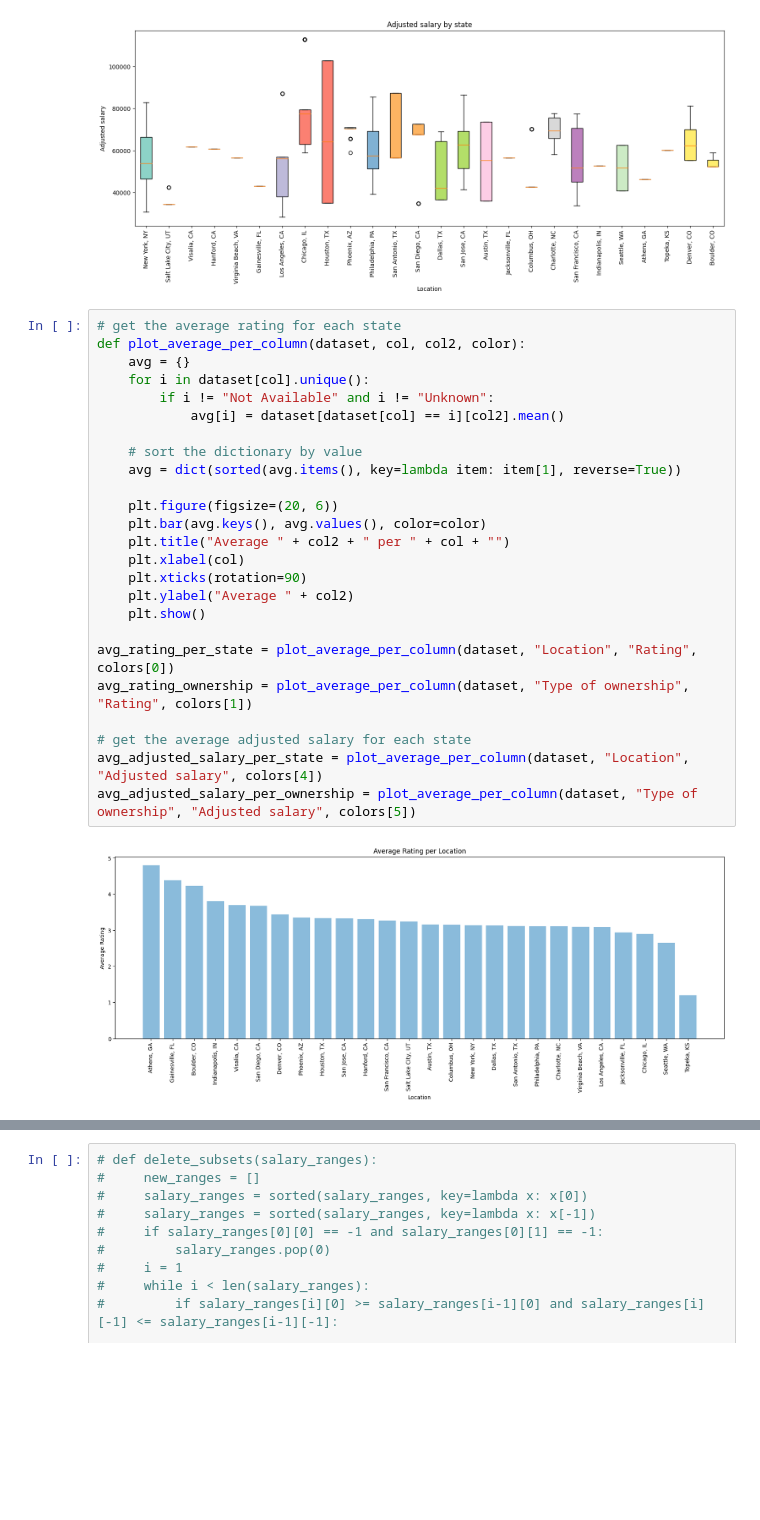
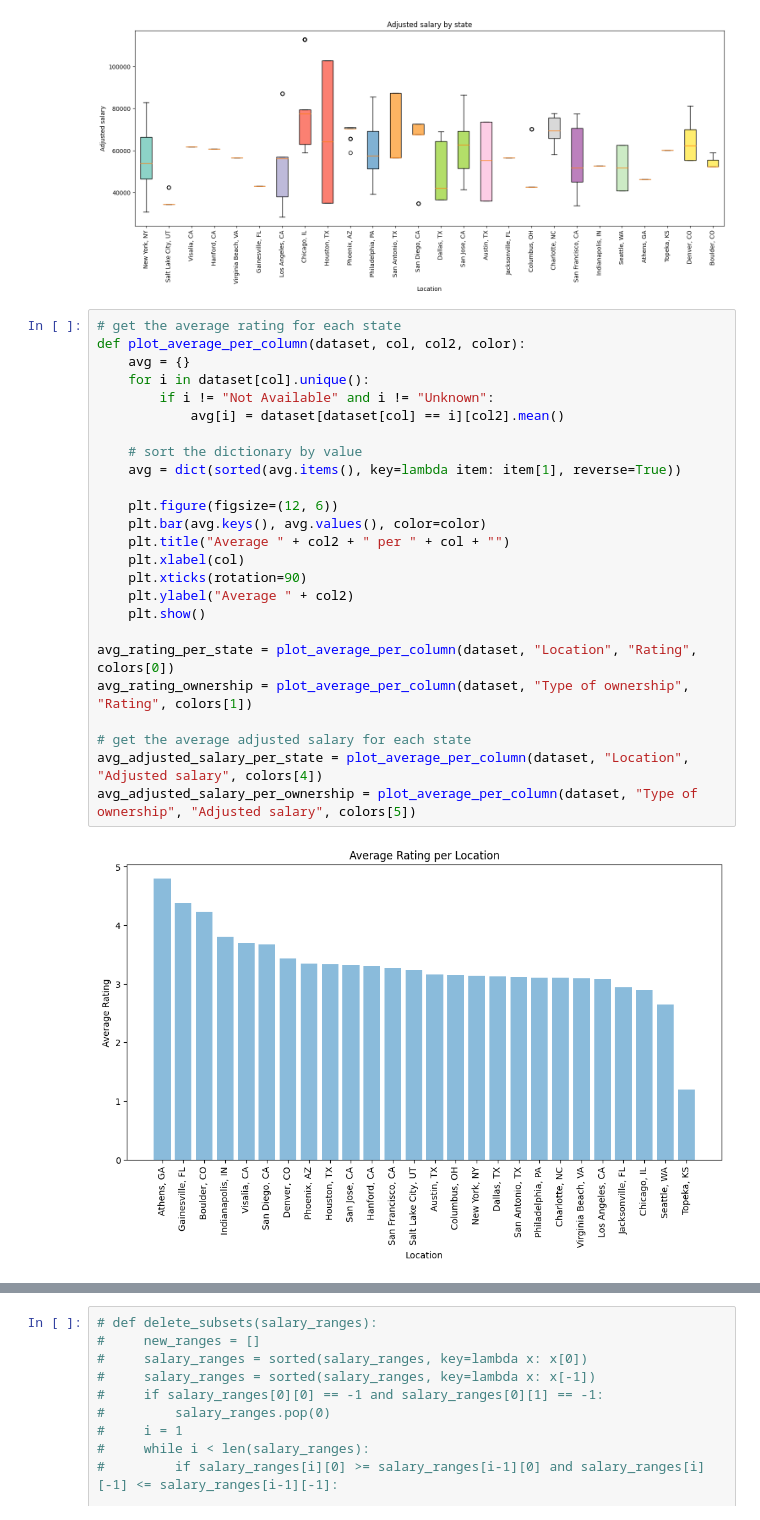
Before and after one commit to damla-jpg/brane-data-analyst-jobs, a Jupyter notebook: data_exploration.ipynb, the cells around one changed output, grey strips where cells are left out. Saved outputs shown, nothing was run; the diff lists cells and outputs as text; blank space fills up the shorter version.

```diff
--- a/data_exploration.ipynb
+++ b/data_exploration.ipynb
@@ -118,27 +118,27 @@ plot_box(dataset)
 # %%
 # get the average rating for each state
 def plot_average_per_column(dataset, col, col2, color):
     avg = {}
     for i in dataset[col].unique():
         if i != "Not Available" and i != "Unknown":
             avg[i] = dataset[dataset[col] == i][col2].mean()
 
     # sort the dictionary by value
     avg = dict(sorted(avg.items(), key=lambda item: item[1], reverse=True))
 
-    plt.figure(figsize=(20, 6))
+    plt.figure(figsize=(12, 6))
     plt.bar(avg.keys(), avg.values(), color=color)
     plt.title("Average " + col2 + " per " + col + "")
     plt.xlabel(col)
     plt.xticks(rotation=90)
     plt.ylabel("Average " + col2)
     plt.show()
 
 avg_rating_per_state = plot_average_per_column(dataset, "Location", "Rating", colors[0])
 avg_rating_ownership = plot_average_per_column(dataset, "Type of ownership", "Rating", colors[1])
 
 # get the average adjusted salary for each state
 avg_adjusted_salary_per_state = plot_average_per_column(dataset, "Location", "Adjusted salary", colors[4])
 avg_adjusted_salary_per_ownership = plot_average_per_column(dataset, "Type of ownership", "Adjusted salary", colors[5])
 # %% [output]
-[figure, old version]
+[figure, new version]
```
Also changed, not shown: parts of 2 cells of this notebook, 1 other file.
